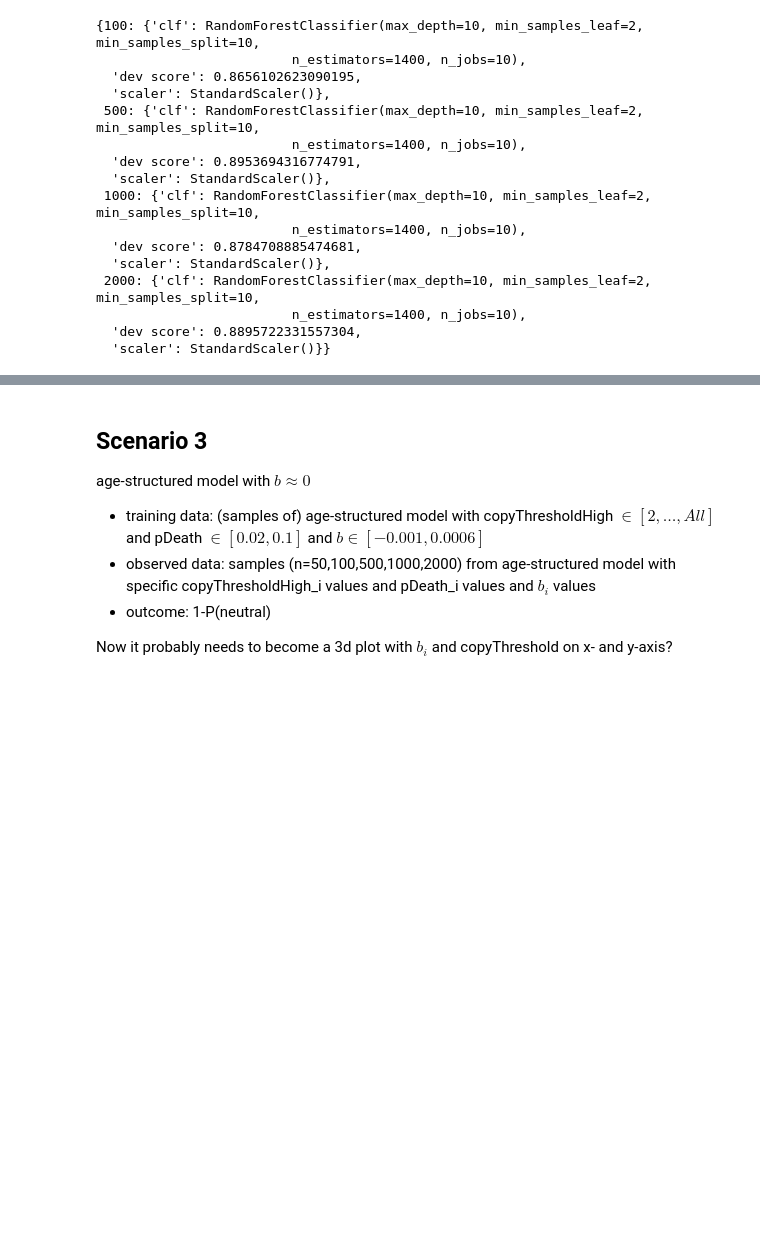
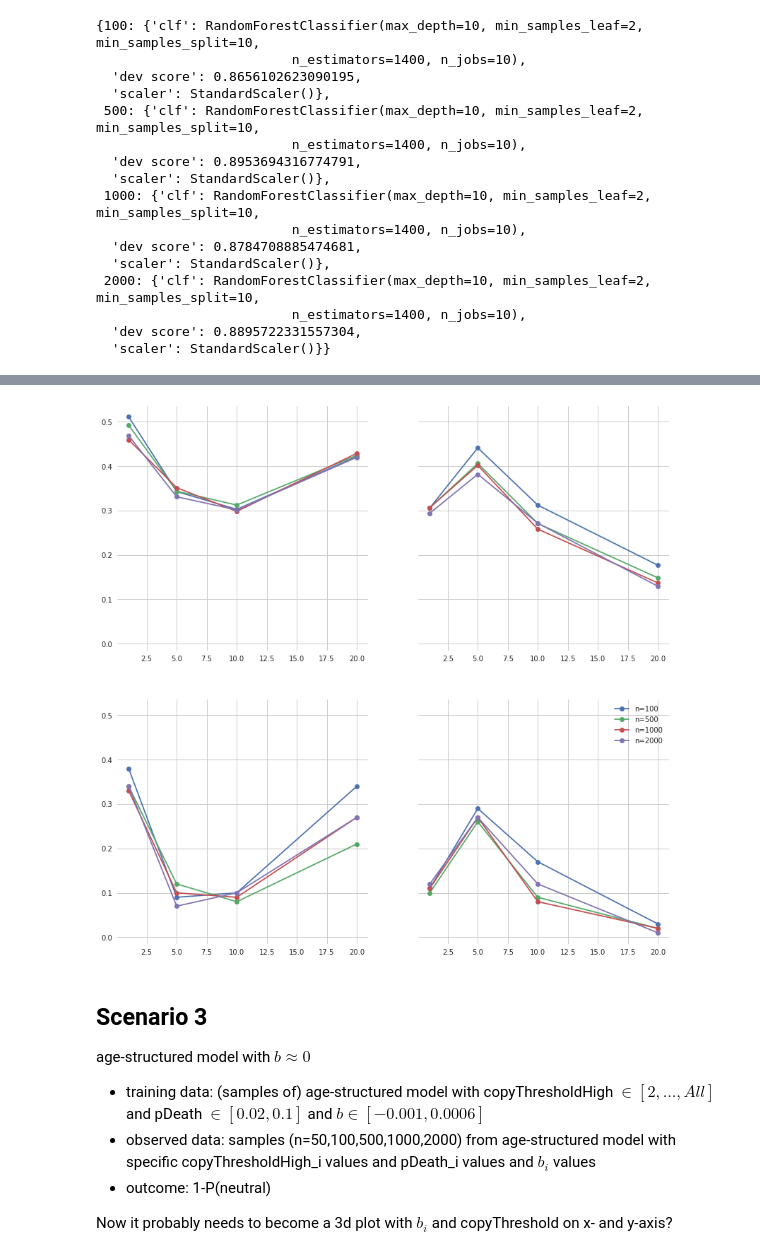
Before and after one commit to annenna4/Interplay-between-age-structure-and-cultural-transmission, a Jupyter notebook: notebooks/scenario-analysis.ipynb, the cells around one changed output, grey strips where cells are left out. Drawn from its saved outputs; the diff is of its cells as text; code cells hidden in the pictures; blank space fills up the shorter version.

```diff
--- a/notebooks/scenario-analysis.ipynb
+++ b/notebooks/scenario-analysis.ipynb
@@ -258,3 +250,39 @@ plt.legend();
+# %%
+import pandas as pd
+
+fig, axes = plt.subplots(ncols=2, nrows=2, figsize=(14, 14), sharey=True)
+# axes = axes.flatten()
+
+for j, n in enumerate((100, 500, 1000, 2000)):
+    transform = Compose(Sampler(n=n), HillNumbers(q_step=0.25))
+    testdata = PresimulatedDataset.load(
+        "../data/scenario-2-testset.npz", transform=transform)
+
+    for i, p_death in enumerate((0.02, 0.1)):
+
+        X_test, theta_test = testdata.dataset.numpy(), testdata.theta.numpy()
+        y_test = (theta_test[:, 0] != 0).astype(int)
+
+        index = (theta_test[:, 0] == 0.0) & (theta_test[:, 2] == p_death)
+
+        X_test, y_test = X_test[index], y_test[index]
+
+        probs = models_2[n]["clf"].predict_proba(X_test)[:, 1]
+        pred = (probs > 0.5).astype(float)
+
+        df = pd.DataFrame(theta_test[index], columns=["b", "p_mut", "p_death", "age_max"])
+        df["probs"] = probs
+        df["pred"] = pred
+        for l, label in enumerate(("probs", "pred")):
+            d = df.groupby("age_max")[label].mean()
+            values, labels = d.values, d.index
+            axes[l, i].plot(labels, values, '-o', color=f"C{j}", label=f"n={n}")
+
+#         axes[i].set(ylabel="p(non-neutral|x)", xlabel="Age Threshold High");
+#         axes[i].axhline(0.5, ls="--", color="grey")
+plt.legend();
+# %% [output]
+[figure, added]
 # %% [markdown]
 ## Scenario 3
 
```
Also changed, not shown: parts of 13 cells of this notebook, 3 other files.
